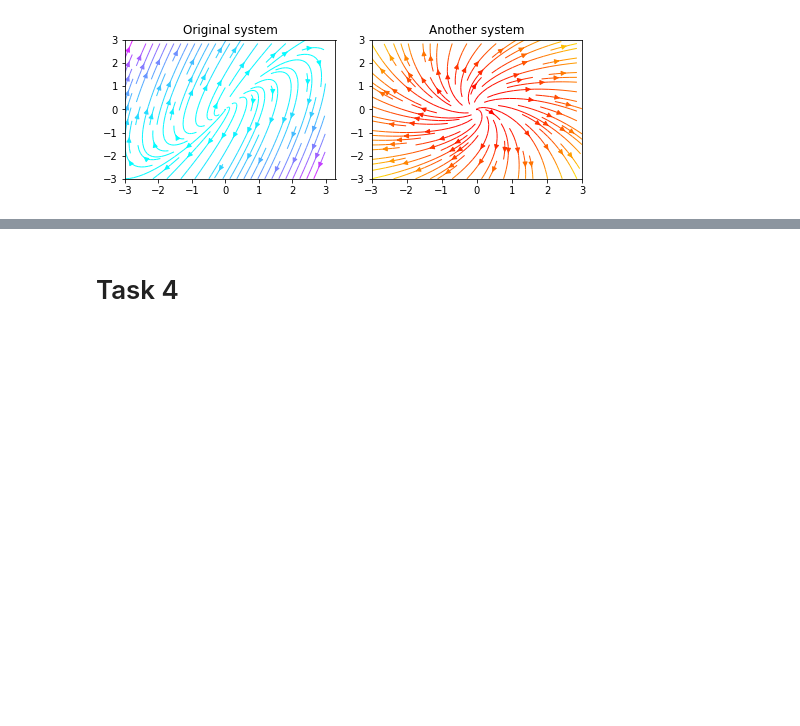
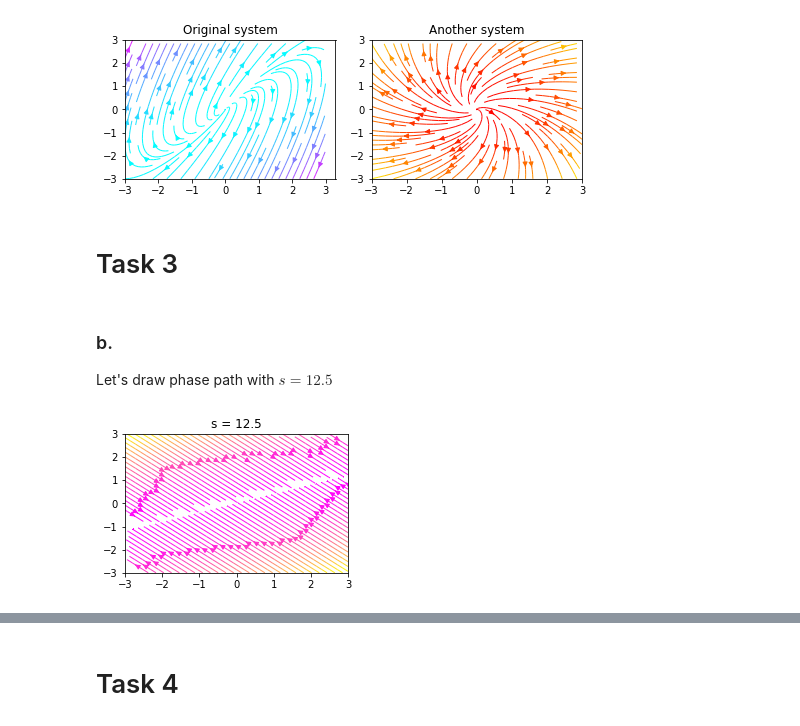
Before and after one commit to peinrules/differential_equations, a Jupyter notebook: Phase_paths_3.ipynb, the cells around one changed output, grey strips where cells are left out. Saved outputs shown, nothing was run; the diff lists cells and outputs as text; code cells hidden in the pictures; blank space fills up the shorter version.

Commit message:
tasks 1 & 3 & 4

```diff
--- a/Phase_paths_3.ipynb
+++ b/Phase_paths_3.ipynb
@@ -34,3 +34,29 @@ nameData = ["Original system", "Another system"]
 phasePathLinear(fooData, nameData)
 # %% [output]
 [figure]
+# %% [markdown]
+# Task 3
+# %% [markdown]
+### b.
+Let's draw phase path with $s = 12.5$
+# %%
+def phasePathSingular():
+    w = 3
+    Y, X = np.mgrid[-w:w:100j, -w:w:100j]
+
+    fig = plt.figure(figsize=(7, 9))
+    gs = gridspec.GridSpec(nrows=3, ncols=2, height_ratios=[1, 1, 2])
+
+    # system with zeroed eighnvalue
+    U = -5 * X + 12.5 * Y
+    V = 4 * X - 10 * Y
+
+    ax = fig.add_subplot(gs[0, 1])
+    strm = ax.streamplot(X, Y, U, V, color = U * U + V * V, linewidth=1, cmap=random.choice(cmapPool))
+    ax.set_title("s = 12.5")
+
+    plt.tight_layout()
+    plt.show()
+phasePathSingular()
+# %% [output]
+[figure, added]
```
Also changed, not shown: parts of 3 cells of this notebook.
